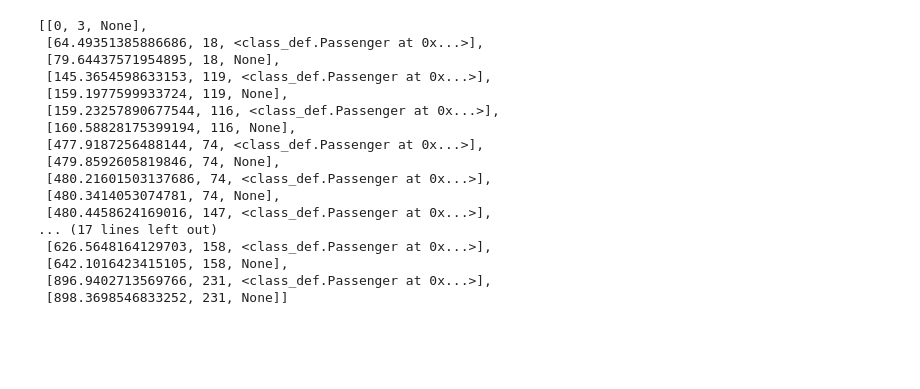
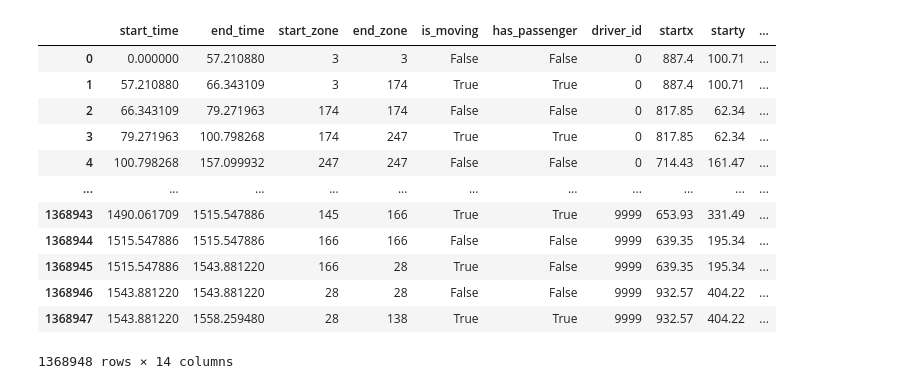
Before and after one commit to anthony001w/uber-nyc-simulation, a Jupyter notebook: viz/Untitled.ipynb, the cells around one changed output. Saved outputs shown, nothing was run; the diff lists cells and outputs as text; code cells hidden in the pictures; blank space fills up the shorter version.

```diff
--- a/viz/Untitled.ipynb
+++ b/viz/Untitled.ipynb
@@ -23,0 +153,18 @@ driver_history[2].movement_history[1][2].departure_time
+# %%
+#assuming the end zones are alternating NaN and non-null values
+#for every zone but the first set the null values to the non-null value above it
+
+start_end_dfs = []
+#the start x,y equals the end x,y but shifted up 1 (except for the first, which is the same as the end)
+for did, group in tqdm(driver_history.groupby('driver_id'), position = 0, leave = True):
+    first_move_end = group.iloc[0][['end_x','end_y']].values
+    next_moves_end = group.iloc[1:][['end_x','end_y']].values
+    next_moves_end[1::2] = next_moves_end[:-1:2]
+    end_moves = np.r_[[first_move_end], next_moves_end]
+    start_moves = np.r_[[first_move_end],end_moves[:-1]]
+    sedf = pd.DataFrame(np.c_[start_moves, end_moves],
+                        index = group.index,
+                        columns = ['startx','starty','endx','endy'])
+    start_end_dfs.append(sedf)
+start_end_dfs = pd.concat(start_end_dfs)
+start_end_dfs
@@ -23,0 +185,3 @@ driver_history[2].movement_history[1][2].departure_time
+# %%
+driver_history[['startx','starty','endx','endy']] = start_end_dfs
+driver_history.drop(columns = ['end_x','end_y'],inplace = True)
@@ -24,20 +206,29 @@ driver_history[2].movement_history[1][2].departure_time
+# %%
+def vf(df, st, et, sx, sy, ex, ey, scaling=30, fps=30):
+    frames = (df[et] - df[st]) / scaling * fps
+    frames[frames == 0] = 0.0001
+    frames = frames.values
+    direction = (df[[ex, ey]].values - df[[sx, sy]].values).astype('float')
+    velocity = (1/f * direction.T).T
+
+    return velocity, frames
+v, f = vf(driver_history, 'start_time', 'end_time', 'startx','starty','endx','endy')
+# %%
+driver_history[['vx','vy']] = v
+driver_history['frames'] = f
 # %%
-driver_history[4].movement_history
+driver_history
 # %% [output]
+|  | start_time | end_time | start_zone | end_zone | is_moving | has_passenger | driver_id | startx | starty | ... |
+| 0 | 0.000000 | 57.210880 | 3 | 3 | False | False | 0 | 887.4 | 100.71 | ... |
+| 1 | 57.210880 | 66.343109 | 3 | 174 | True | True | 0 | 887.4 | 100.71 | ... |
+| 2 | 66.343109 | 79.271963 | 174 | 174 | False | False | 0 | 817.85 | 62.34 | ... |
+| 3 | 79.271963 | 100.798268 | 174 | 247 | True | True | 0 | 817.85 | 62.34 | ... |
+| 4 | 100.798268 | 157.099932 | 247 | 247 | False | False | 0 | 714.43 | 161.47 | ... |
+| ... | ... | ... | ... | ... | ... | ... | ... | ... | ... | ... |
+| 1368943 | 1490.061709 | 1515.547886 | 145 | 166 | True | True | 9999 | 653.93 | 331.49 | ... |
+| 1368944 | 1515.547886 | 1515.547886 | 166 | 166 | False | False | 9999 | 639.35 | 195.34 | ... |
+| 1368945 | 1515.547886 | 1543.881220 | 166 | 28 | True | False | 9999 | 639.35 | 195.34 | ... |
+| 1368946 | 1543.881220 | 1543.881220 | 28 | 28 | False | False | 9999 | 932.57 | 404.22 | ... |
+| 1368947 | 1543.881220 | 1558.259480 | 28 | 138 | True | True | 9999 | 932.57 | 404.22 | ... |
-[[0, 3, None],
- [64.49351385886686, 18, <class_def.Passenger at 0x...>],
- [79.64437571954895, 18, None],
- [145.3654598633153, 119, <class_def.Passenger at 0x...>],
- [159.1977599933724, 119, None],
- [159.23257890677544, 116, <class_def.Passenger at 0x...>],
- [160.58828175399194, 116, None],
- [477.9187256488144, 74, <class_def.Passenger at 0x...>],
- [479.8592605819846, 74, None],
- [480.21601503137686, 74, <class_def.Passenger at 0x...>],
- [480.3414053074781, 74, None],
- [480.4458624169016, 147, <class_def.Passenger at 0x...>],
-... (17 lines left out)
- [626.5648164129703, 158, <class_def.Passenger at 0x...>],
- [642.1016423415105, 158, None],
- [896.9402713569766, 231, <class_def.Passenger at 0x...>],
- [898.3698546833252, 231, None]]
+1368948 rows × 14 columns
```
Also changed, not shown: parts of 18 cells of this notebook, 13 other files.
